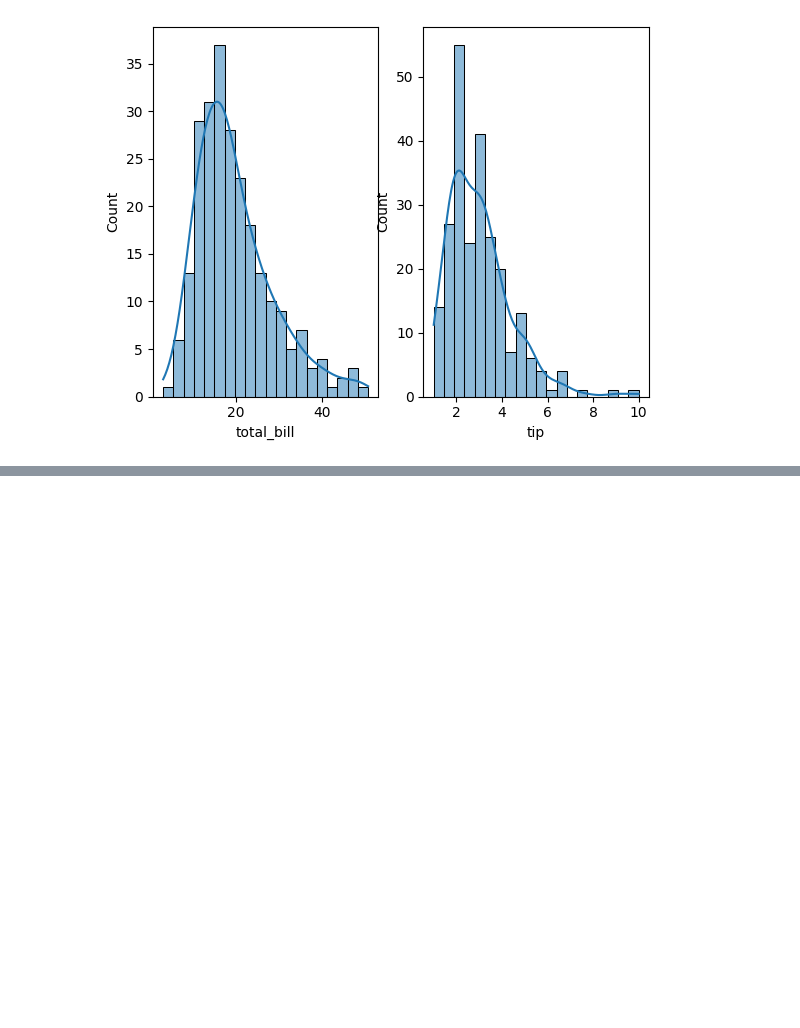
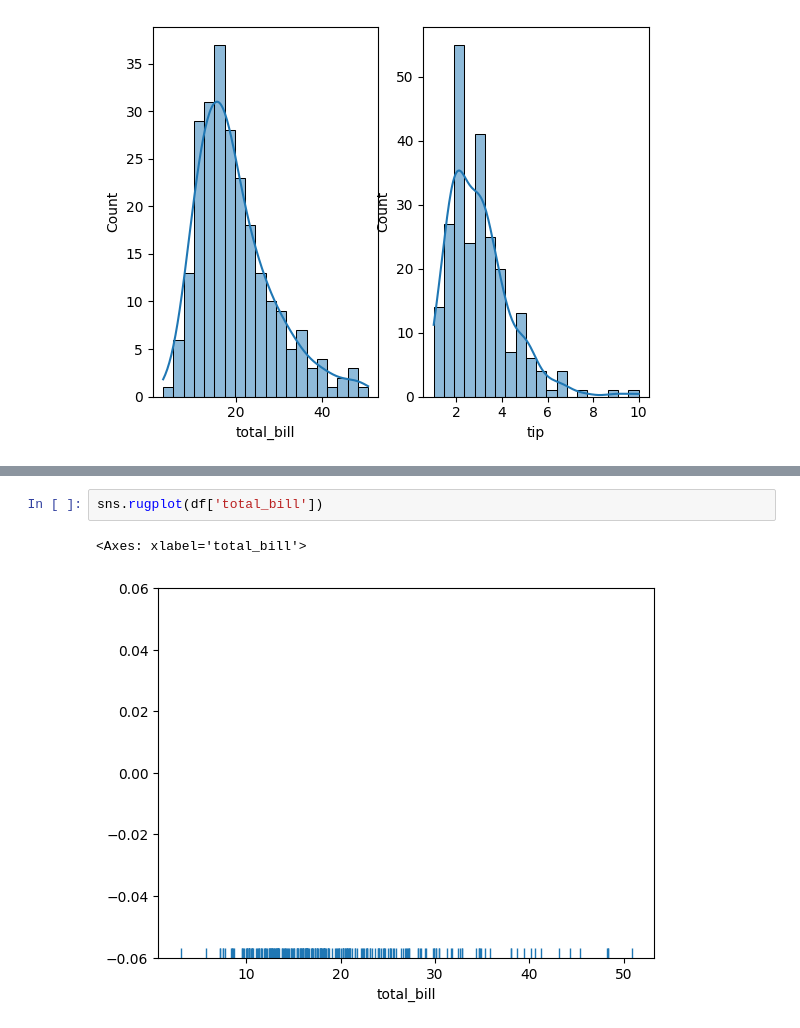
Before and after one commit to v0idheaven/Fundamentals-of-Machine-Learning, a Jupyter notebook: Data-Visualization/2-Distributionplot.ipynb, the cells around one changed output, grey strips where cells are left out. Saved outputs shown, nothing was run; the diff lists cells and outputs as text; blank space fills up the shorter version.

```diff
--- a/Data-Visualization/2-Distributionplot.ipynb
+++ b/Data-Visualization/2-Distributionplot.ipynb
@@ -42,0 +58,5 @@ sns.histplot(df['tip'],bins = 20, kde = True)
+# %%
+sns.rugplot(df['total_bill'])
+# %% [output]
+<Axes: xlabel='total_bill'>
+[figure, added]
```
Also changed, not shown: parts of 3 cells of this notebook.
